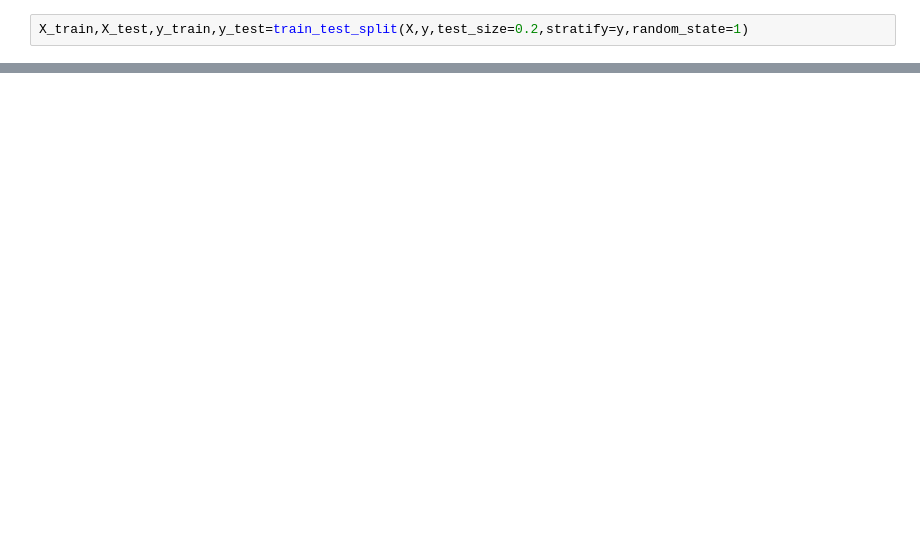
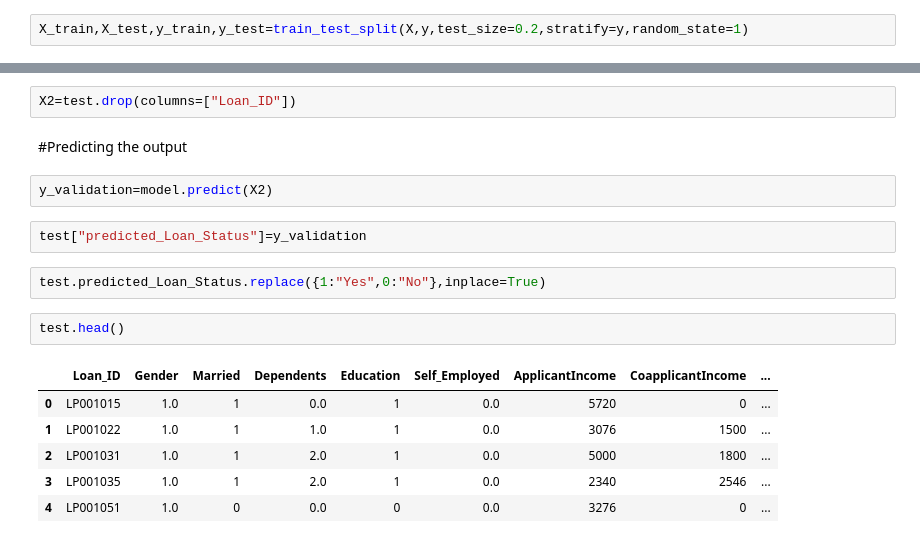
Before and after one commit to vikiysr/mlprojects, a Jupyter notebook: Loan prediction.ipynb, the cells around one changed output, grey strips where cells are left out. Saved outputs shown, nothing was run; the diff lists cells and outputs as text; blank space fills up the shorter version.

```diff
--- a/Loan prediction.ipynb
+++ b/Loan prediction.ipynb
@@ -375,0 +472,19 @@ X_train,X_test,y_train,y_test=train_test_split(X,y,test_size=0.2,stratify=y,rand
+# %%
+X2=test.drop(columns=["Loan_ID"])
+# %% [markdown]
+#Predicting the output
+# %%
+y_validation=model.predict(X2)
+# %%
+test["predicted_Loan_Status"]=y_validation
+# %%
+test.predicted_Loan_Status.replace({1:"Yes",0:"No"},inplace=True)
+# %%
+test.head()
+# %% [output]
+|  | Loan_ID | Gender | Married | Dependents | Education | Self_Employed | ApplicantIncome | CoapplicantIncome | ... |
+| 0 | LP001015 | 1.0 | 1 | 0.0 | 1 | 0.0 | 5720 | 0 | ... |
+| 1 | LP001022 | 1.0 | 1 | 1.0 | 1 | 0.0 | 3076 | 1500 | ... |
+| 2 | LP001031 | 1.0 | 1 | 2.0 | 1 | 0.0 | 5000 | 1800 | ... |
+| 3 | LP001035 | 1.0 | 1 | 2.0 | 1 | 0.0 | 2340 | 2546 | ... |
+| 4 | LP001051 | 1.0 | 0 | 0.0 | 0 | 0.0 | 3276 | 0 | ... |
```
Also changed, not shown: parts of 41 cells of this notebook.
